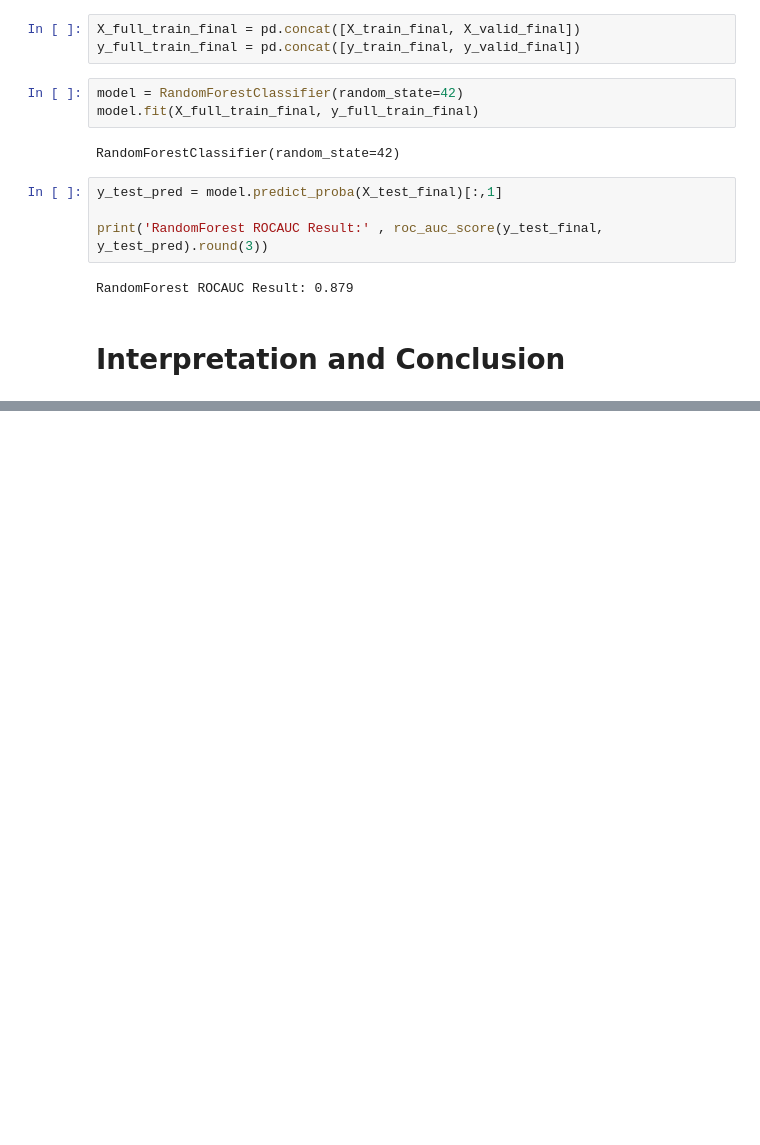
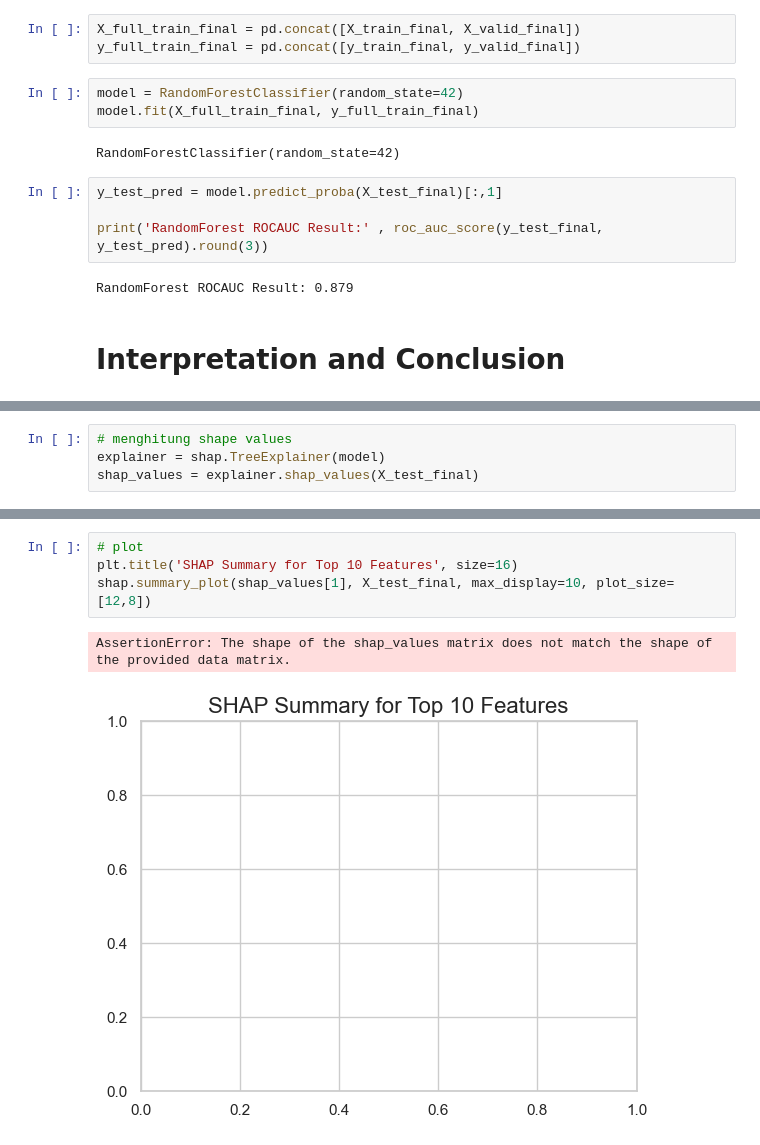
Before and after one commit to FemasAriandaRizki/marketing_analisis, a Jupyter notebook: marketing_analysis.ipynb, the cells around one changed output, grey strips where cells are left out. Saved outputs shown, nothing was run; the diff lists cells and outputs as text; blank space fills up the shorter version.

Commit message:
modelling: conclusion

```diff
--- a/marketing_analysis.ipynb
+++ b/marketing_analysis.ipynb
@@ -875,0 +878,4 @@ RandomForest ROCAUC Result: 0.879
+# %%
+# menghitung shape values
+explainer = shap.TreeExplainer(model)
+shap_values = explainer.shap_values(X_test_final)
@@ -875,0 +918,7 @@ RandomForest ROCAUC Result: 0.879
+# %%
+# plot
+plt.title('SHAP Summary for Top 10 Features', size=16)
+shap.summary_plot(shap_values[1], X_test_final, max_display=10, plot_size=[12,8])
+# %% [output]
+AssertionError: The shape of the shap_values matrix does not match the shape of the provided data matrix.
+[figure, added]
```
Also changed, not shown: parts of 3 cells of this notebook.
